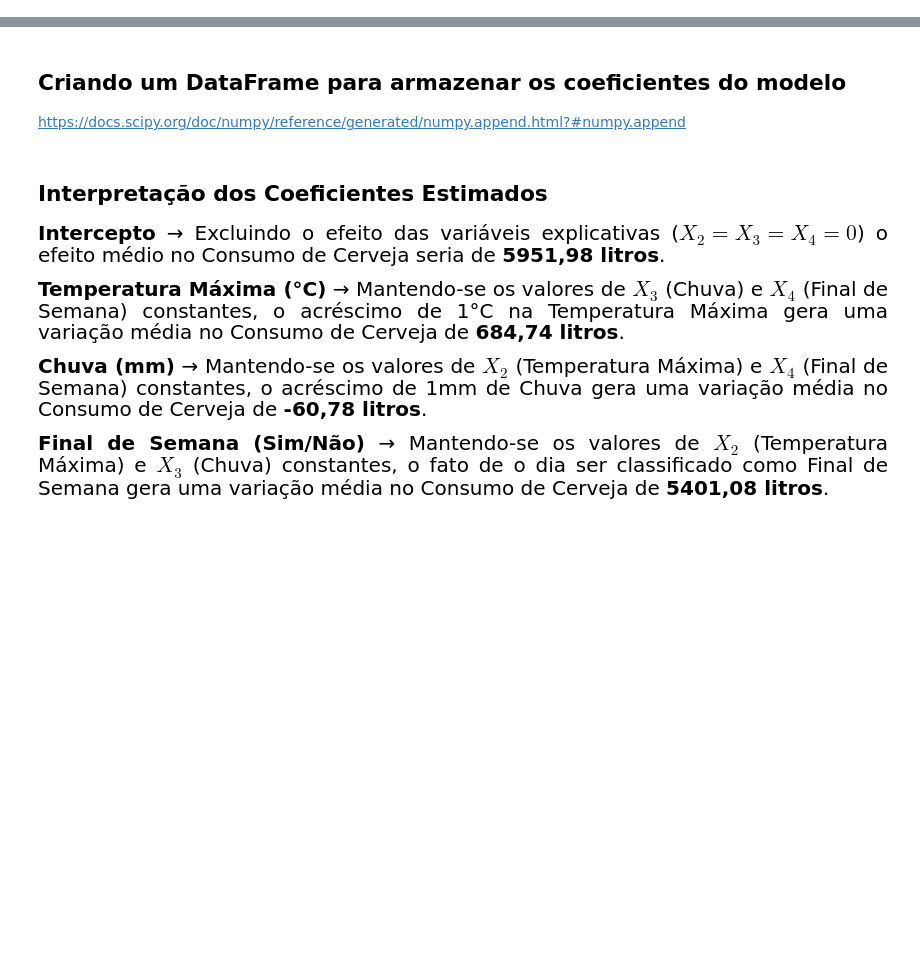
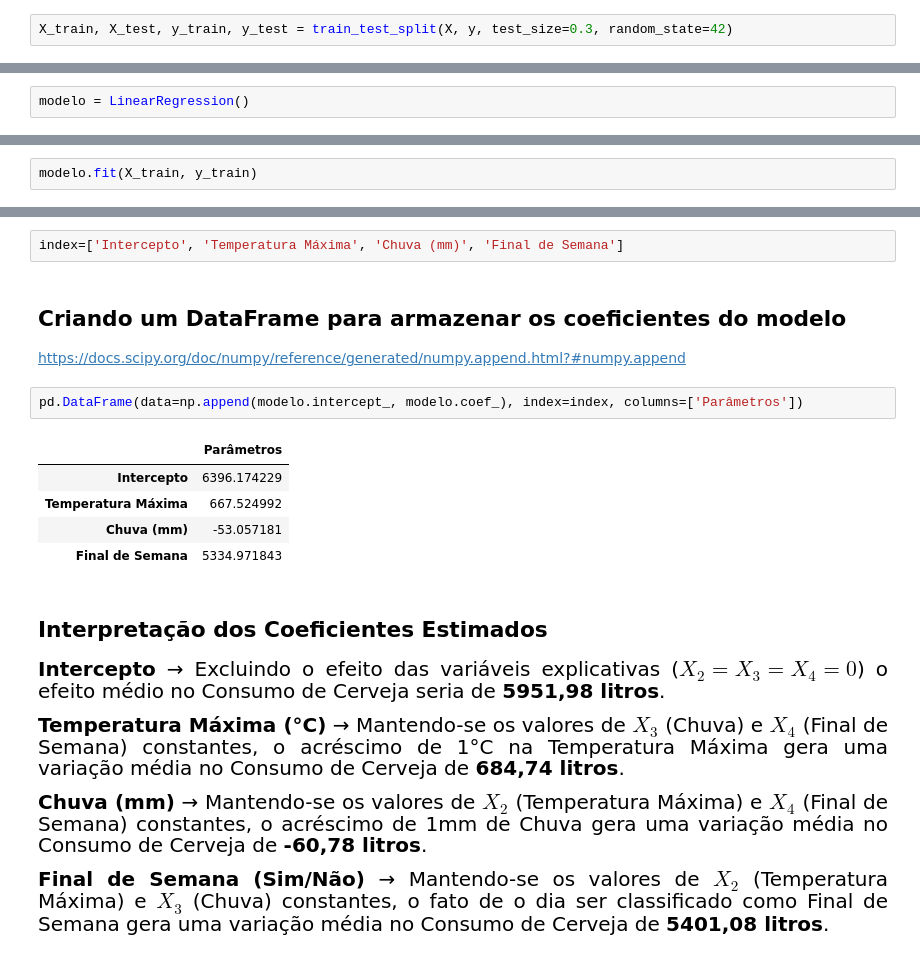
Before and after one commit to 6abi/data-science, a Jupyter notebook: Regrecao-Linear/reg-linear/Projeto/Regressão Linear.ipynb, the cells around one changed output, grey strips where cells are left out. Saved outputs shown, nothing was run; the diff lists cells and outputs as text; blank space fills up the shorter version.

Commit message:
Previsões com o modelo estimado Os coeficientes estimados - interpretação

```diff
--- a/Regrecao-Linear/reg-linear/Projeto/Regressão Linear.ipynb
+++ b/Regrecao-Linear/reg-linear/Projeto/Regressão Linear.ipynb
@@ -338,4 +344,6 @@ https://scikit-learn.org/stable/modules/generated/sklearn.model_selection.train_
 # %% [markdown]
 ## Criando os datasets de treino e de teste
+# %%
+X_train, X_test, y_train, y_test = train_test_split(X, y, test_size=0.3, random_state=42)
 # %% [markdown]
 ## Verificando os tamanhos dos arquivos gerados pela função *train_test_split*
@@ -350,6 +381,10 @@ https://scikit-learn.org/stable/modules/classes.html#regression-metrics
 # %% [markdown]
 ## Instanciando a classe *LinearRegression()*
+# %%
+modelo = LinearRegression()
 # %% [markdown]
 ## Utilizando o método *fit()* do objeto "modelo" para estimar nosso modelo linear utilizando os dados de TREINO (y_train e X_train)
 
 https://scikit-learn.org/stable/modules/generated/sklearn.linear_model.LinearRegression.html#sklearn.linear_model.LinearRegression.fit
+# %%
+modelo.fit(X_train, y_train)
@@ -398,9 +483,19 @@ https://scikit-learn.org/stable/modules/generated/sklearn.metrics.r2_score.html#
 # %% [markdown]
 ## Criando uma lista com os nomes das variáveis do modelo
+# %%
+index=['Intercepto', 'Temperatura Máxima', 'Chuva (mm)', 'Final de Semana']
 # %% [markdown]
 ## Criando um DataFrame para armazenar os coeficientes do modelo
 
 https://docs.scipy.org/doc/numpy/reference/generated/numpy.append.html?#numpy.append
+# %%
+pd.DataFrame(data=np.append(modelo.intercept_, modelo.coef_), index=index, columns=['Parâmetros'])
+# %% [output]
+|  | Parâmetros |
+| Intercepto | 6396.174229 |
+| Temperatura Máxima | 667.524992 |
+| Chuva (mm) | -53.057181 |
+| Final de Semana | 5334.971843 |
 # %% [markdown]
 ## Interpretação dos Coeficientes Estimados
 
```
Also changed, not shown: parts of 21 cells of this notebook.
